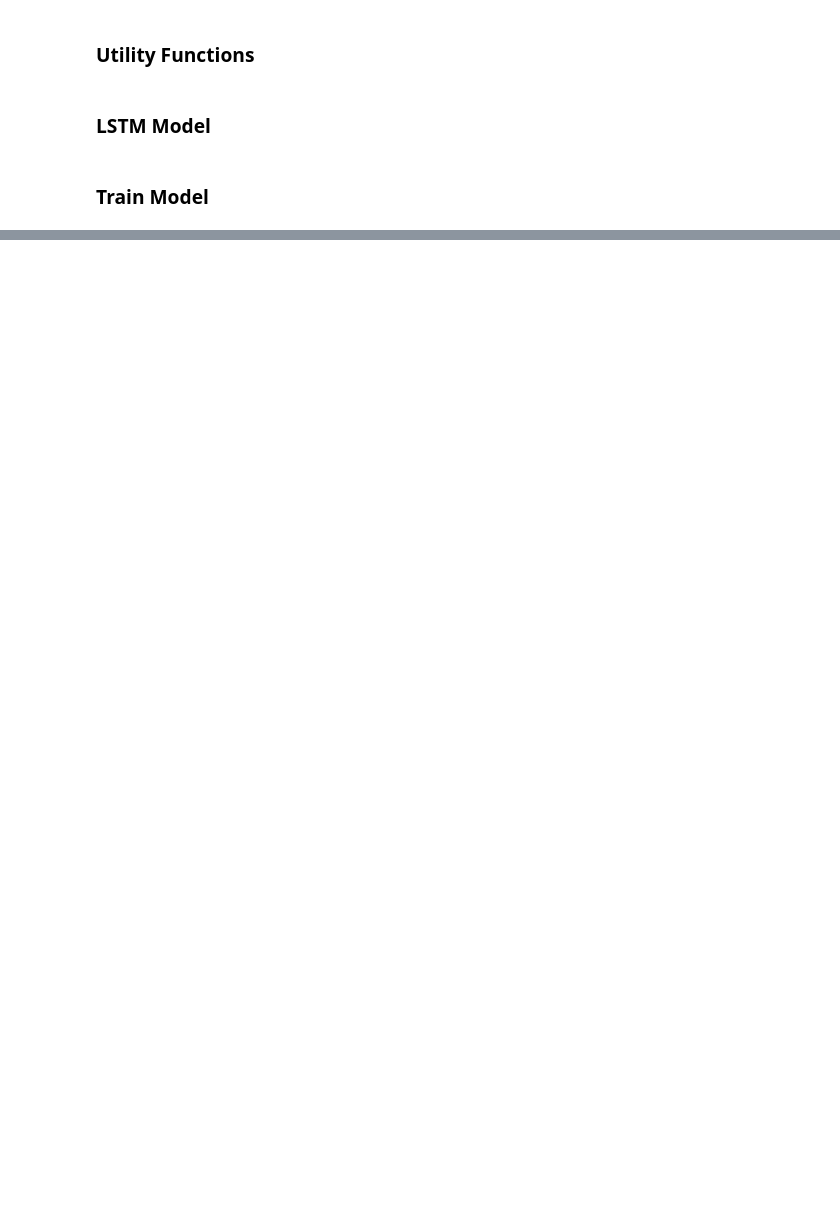
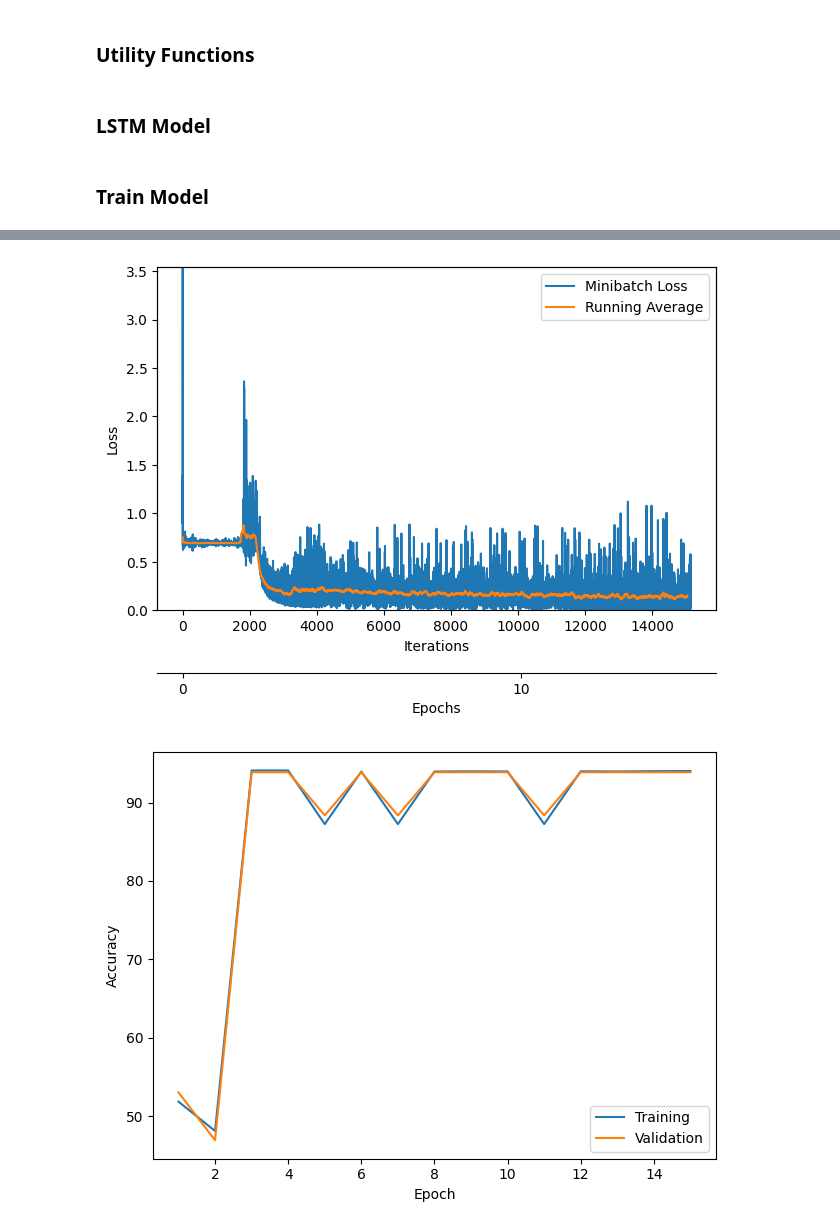
Before and after one commit to schladt/GIMC, a Jupyter notebook: classifier/lstm.ipynb, the cells around one changed output, grey strips where cells are left out. Saved outputs shown, nothing was run; the diff lists cells and outputs as text; code cells hidden in the pictures; blank space fills up the shorter version.

Commit message:
updating classifier models and data

```diff
--- a/classifier/lstm.ipynb
+++ b/classifier/lstm.ipynb
@@ -134,20 +156,15 @@ print(f'Num Test: {len(test_dp)}')
 # %%
 # build vocab
-
 from torchtext.vocab import build_vocab_from_iterator
-from torchtext.data.utils import get_tokenizer
-
-tokenizer = get_tokenizer(tokenizer='basic_english')
-
 def yield_tokens(data_iter):
     for text, _ in data_iter:
-        yield tokenizer(text)
+        yield text
 
 vocab = build_vocab_from_iterator(yield_tokens(train_dp), specials=["<unk>", "<pad>"], max_tokens=VOCABULARY_SIZE)
 vocab.set_default_index(vocab["<unk>"])
 PADDING_VALUE=vocab['<PAD>']
 # %%
-text_transform = lambda x: [vocab[token] for token in tokenizer(x)]
+text_transform = lambda x: [vocab[token] for token in x]
 label_transform = lambda x: 1 if x == 'dfs' else 0
 
 # Print out the output of text_transform
@@ -178,7 +196,7 @@ class BatchSamplerSimilarLength(Sampler):
         self.batch_size = batch_size
         self.shuffle = shuffle
         # get the indices and length
-        self.indices = [(i, len(tokenizer(s[1]))) for i, s in enumerate(dataset)]
+        self.indices = [(i, len(s[1])) for i, s in enumerate(dataset)]
         # if indices are passed, then use only the ones passed (for ddp)
         if indices is not None:
             self.indices = torch.tensor(self.indices)[indices].tolist()
@@ -263,8 +292,8 @@ def compute_accuracy(model, data_loader, device):
 
         for i, (features, targets) in enumerate(data_loader):
 
-            features = features.to(device)
-            targets = targets.float().to(device)
+            features = features.to(device).long()
+            targets = targets.to(device).long()
 
             logits = model(features)
             _, predicted_labels = torch.max(logits, 1)
@@ -289,8 +318,8 @@ def train_model(model, num_epochs, train_loader,
         model.train()
         for batch_idx, (features, targets) in enumerate(train_loader):
 
-            features = features.to(device)
-            targets = targets.to(device)
+            features = features.to(device).long()
+            targets = targets.to(device).long()
 
             # ## FORWARD AND BACK PROP
             logits = model(features)
@@ -462,0 +510,15 @@ minibatch_loss_list, train_acc_list, valid_acc_list = train_model(
+# %%
+plot_training_loss(minibatch_loss_list=minibatch_loss_list,
+                   num_epochs=NUM_EPOCHS,
+                   iter_per_epoch=len(train_loader),
+                   results_dir=None,
+                   averaging_iterations=100)
+plt.show()
+
+plot_accuracy(train_acc_list=train_acc_list,
+              valid_acc_list=valid_acc_list,
+              results_dir=None)
+plt.show()
+# %% [output]
+[figure, added]
+[figure, added]
```
Also changed, not shown: parts of 16 cells of this notebook, 4 other files.
